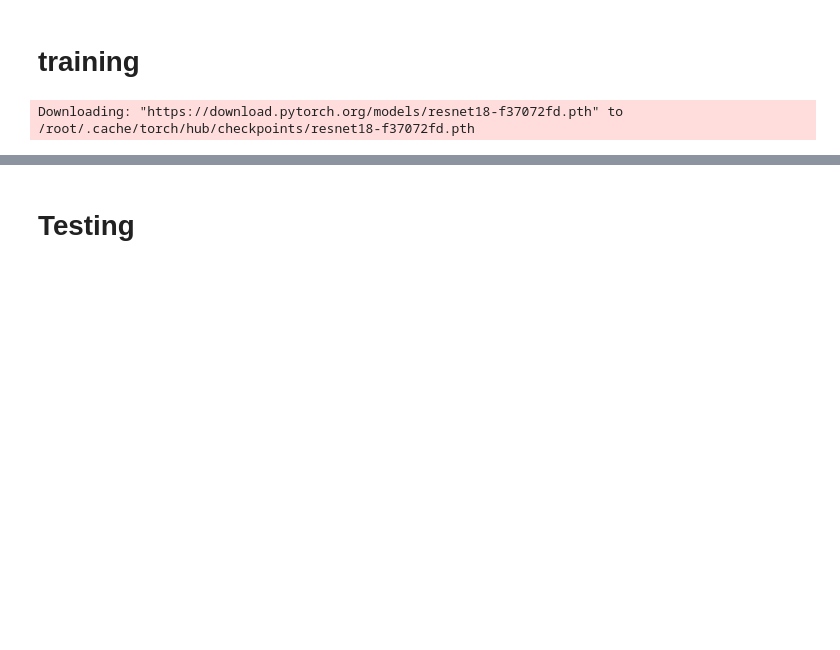
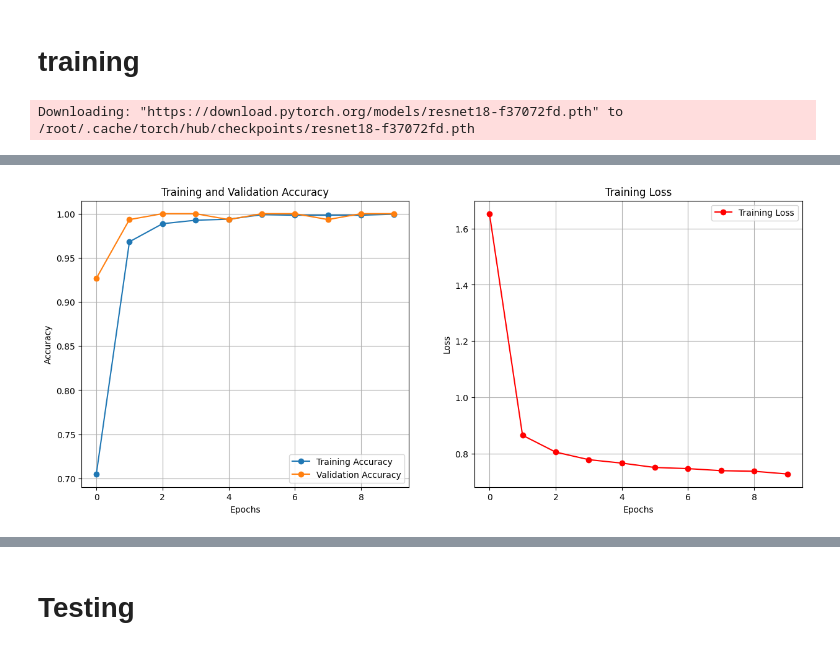
Before and after one commit to Omar-Elhakim/Food-Fruit-Recognition, a Jupyter notebook: MultiClass-Fruit-Classification.ipynb, the cells around one changed output, grey strips where cells are left out. Saved outputs shown, nothing was run; the diff lists cells and outputs as text; code cells hidden in the pictures; blank space fills up the shorter version.

Commit message:
Training & validation accuracy visualizations were added

```diff
--- a/MultiClass-Fruit-Classification.ipynb
+++ b/MultiClass-Fruit-Classification.ipynb
@@ -125,11 +126,15 @@ optimizer = optim.Adam([
     {'params': model.fc.parameters(), 'lr': 1e-3}
 ])
 # %%
-num_epochs = 10
+train_losses = []
+train_accs = []
+val_accs = []
+
+num_epochs=10
+
 best_val_acc = 0.0
 
 for epoch in range(num_epochs):
-
     model.train()
     running_loss = 0.0
     running_corrects = 0
@@ -150,6 +155,9 @@ for epoch in range(num_epochs):
     epoch_loss = running_loss / len(fruit_multiclass_train)
     epoch_acc = running_corrects.double() / len(fruit_multiclass_train)
 
+    train_losses.append(epoch_loss)
+    train_accs.append(epoch_acc.item())
+
     model.eval()
     val_corrects = 0
 
@@ -162,6 +170,8 @@ for epoch in range(num_epochs):
 
     val_acc = val_corrects.double() / len(fruit_multiclass_val)
 
+    val_accs.append(val_acc.item())
+
     if val_acc > best_val_acc:
         best_val_acc = val_acc
         torch.save(model.state_dict(), "best_fruit_model.pth")
@@ -187,0 +198,24 @@ Epoch 10/10: Train Loss: 0.7310 Train Acc: 1.0000 Val Acc: 1.0000
+# %%
+
+plt.figure(figsize=(15, 6))
+
+plt.subplot(1, 2, 1)
+plt.plot(train_accs, label='Training Accuracy', marker='o')
+plt.plot(val_accs, label='Validation Accuracy', marker='o')
+plt.title('Training and Validation Accuracy')
+plt.xlabel('Epochs')
+plt.ylabel('Accuracy')
+plt.legend()
+plt.grid(True)
+
+plt.subplot(1, 2, 2)
+plt.plot(train_losses, label='Training Loss', color='red', marker='o')
+plt.title('Training Loss')
+plt.xlabel('Epochs')
+plt.ylabel('Loss')
+plt.legend()
+plt.grid(True)
+
+plt.show()
+# %% [output]
+[figure, added]
```
Also changed, not shown: parts of 6 cells of this notebook.
